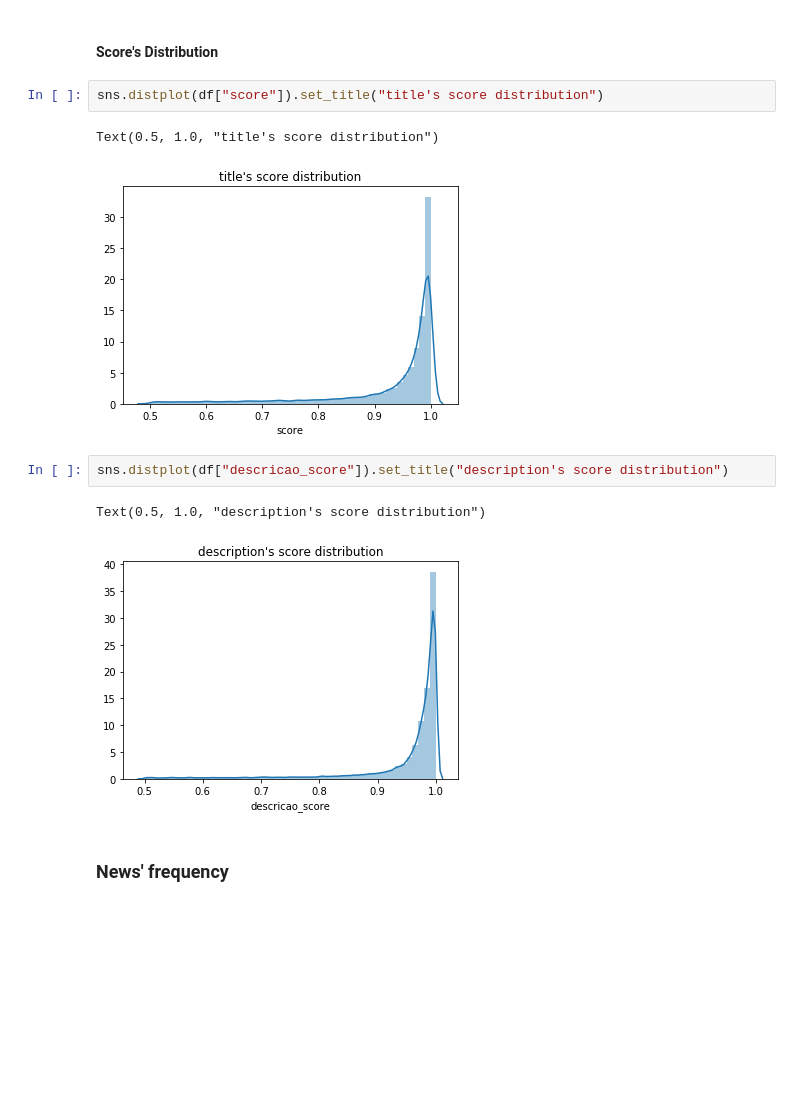
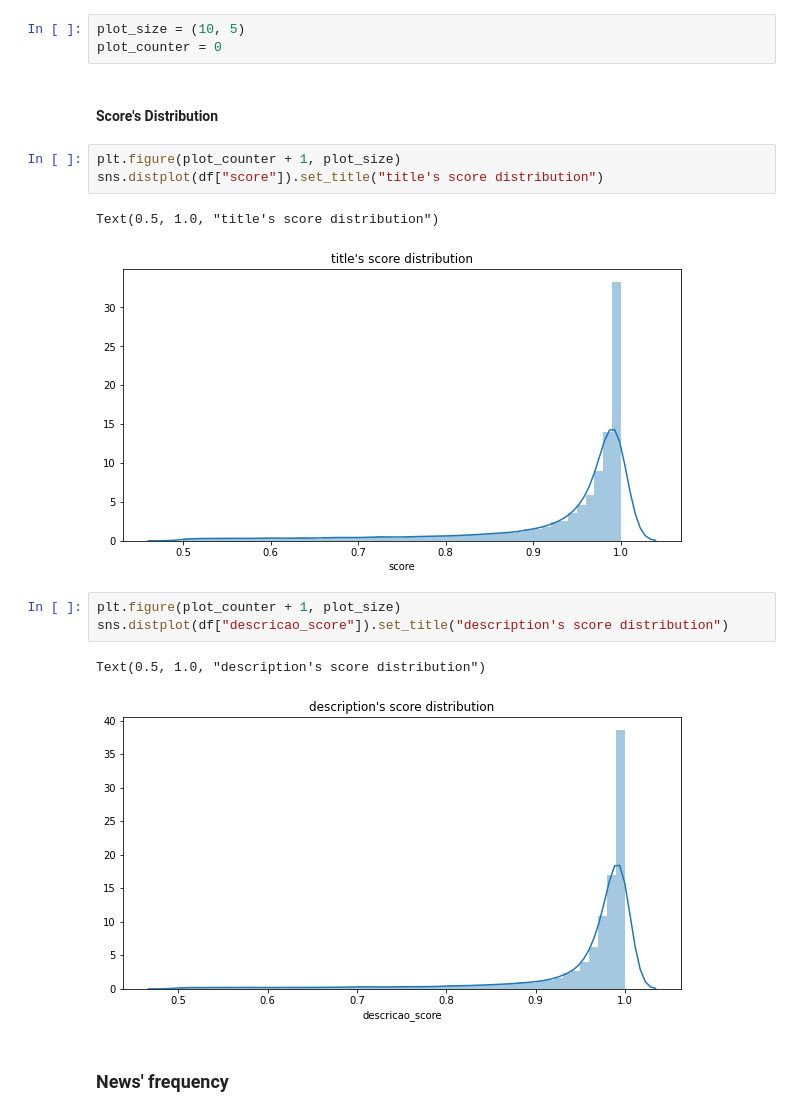
Before and after one commit to dssg-pt/miniproject-sentimentanalysis-covid, a Jupyter notebook: notebooks/news_classification_analysis.ipynb, the cells around one changed output. Drawn from its saved outputs; the diff is of its cells as text; blank space fills up the shorter version.

```diff
--- a/notebooks/news_classification_analysis.ipynb
+++ b/notebooks/news_classification_analysis.ipynb
@@ -111,15 +113,20 @@ df["data"] = pd.to_datetime(df["data"], errors = "coerce")
+# %%
+plot_size = (10, 5)
+plot_counter = 0
 # %% [markdown]
 #### Score's Distribution
 # %%
+plt.figure(plot_counter + 1, plot_size)
 sns.distplot(df["score"]).set_title("title's score distribution")
 # %% [output]
 Text(0.5, 1.0, "title's score distribution")
-[figure, old version]
+[figure, new version]
 # %%
+plt.figure(plot_counter + 1, plot_size)
 sns.distplot(df["descricao_score"]).set_title("description's score distribution")
 # %% [output]
 Text(0.5, 1.0, "description's score distribution")
-[figure, old version]
+[figure, new version]
 # %% [markdown]
 ### News' frequency
 # %%
```
Also changed, not shown: parts of 16 cells of this notebook, 1 other file.
